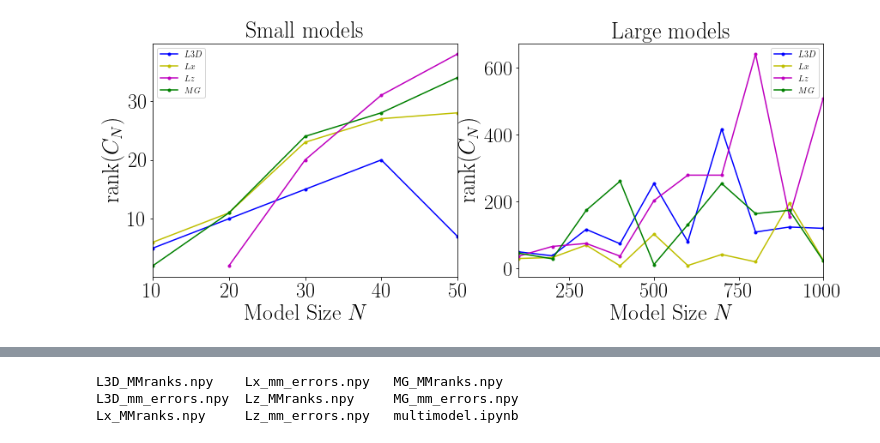
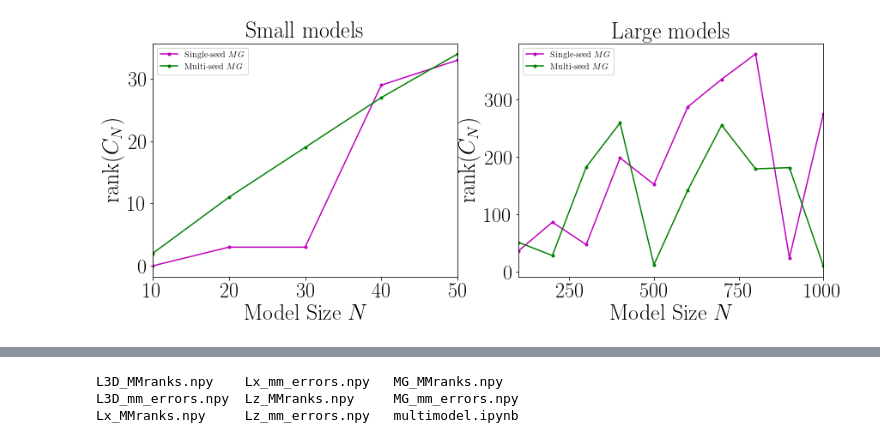
Before and after one commit to BrianWhiteaker/ChaosESN, a Jupyter notebook: PlotNBs/multimodel2.ipynb, the cells around one changed output, grey strips where cells are left out. Saved outputs shown, nothing was run; the diff lists cells and outputs as text; code cells hidden in the pictures.

```diff
--- a/PlotNBs/multimodel2.ipynb
+++ b/PlotNBs/multimodel2.ipynb
@@ -44,38 +50,30 @@ plt.show()
-# %%
-l3dr = np.squeeze(np.load('./NBoutputs/mmL3Dranks.npy'))
-lxr = np.squeeze(np.load('./NBoutputs/mmXranks.npy'))
-lzr = np.squeeze(np.load('./NBoutputs/mmZranks.npy'))
-mgr = np.squeeze(np.load('./NBoutputs/mmMGranks.npy'))
-sizes = [10,20,30,40,50,100,200,300,400,500,600,700,800,900,1000]
-lzr[0] = np.NAN
-
-fig = plt.figure(figsize=(14,5))
-#ax = plt.gca()
-ax1 = plt.subplot(121)
-ax1.plot(sizes[:5],l3dr[:5],'.b-',label='$L3D$')
-ax1.plot(sizes[:5],lxr[:5],'.y-',label='$Lx$')
-ax1.plot(sizes[:5],lzr[:5],'.m-',label='$Lz$')
-ax1.plot(sizes[:5],mgr[:5],'.g-',label='$MG$')
-ax1.set_title('Small models')
-ax1.set_xlabel('Model Size $N$')
-ax1.set_ylabel('$\mathrm{rank}(C_N)$')
-ax1.legend()
-
-
-
-ax2 = plt.subplot(122)
-ax2.plot(sizes[5:],l3dr[5:],'.b-',label='$L3D$')
-ax2.plot(sizes[5:],lxr[5:],'.y-',label='$Lx$')
-ax2.plot(sizes[5:],lzr[5:],'.m-',label='$Lz$')
-ax2.plot(sizes[5:],mgr[5:],'.g-',label='$MG$')
-ax2.set_title('Large models')
-ax2.set_xlabel('Model Size $N$')
-ax2.set_ylabel('$\mathrm{rank}(C_N)$')
-ax2.legend()
-plt.show()
-fig.savefig("./NBoutputs/new_multimodel_ranks.pdf", format='pdf', bbox_inches='tight', pad_inches=.01)
-# %% [output]
-[figure, removed]
+# %%
+single_mgr = np.squeeze(np.load('./NBoutputs/singleseed_mmMGranks.npy'))
+multi_mgr = np.squeeze(np.load('./NBoutputs/multiseed_mmMGranks.npy'))
+# %%
+fig = plt.figure(figsize=(14,5))
+#ax = plt.gca()
+ax1 = plt.subplot(121)
+ax1.plot(sizes[:5],single_mgr[:5],'.m-',label='Single-seed $MG$')
+ax1.plot(sizes[:5],multi_mgr[:5],'.g-',label='Multi-seed $MG$')
+ax1.set_title('Small models')
+ax1.set_xlabel('Model Size $N$')
+ax1.set_ylabel('$\mathrm{rank}(C_N)$')
+ax1.legend()
+
+
+
+ax2 = plt.subplot(122)
+ax2.plot(sizes[5:],single_mgr[5:],'.m-',label='Single-seed $MG$')
+ax2.plot(sizes[5:],multi_mgr[5:],'.g-',label='Multi-seed $MG$')
+ax2.set_title('Large models')
+ax2.set_xlabel('Model Size $N$')
+ax2.set_ylabel('$\mathrm{rank}(C_N)$')
+ax2.legend()
+plt.show()
+fig.savefig("./NBoutputs/new_multimodel_ranks.pdf", format='pdf', bbox_inches='tight', pad_inches=.01)
+# %% [output]
+[figure, added]
 # %%
 ls NBoutputs
 # %% [output]
```
Also changed, not shown: parts of 10 cells of this notebook, 1 other file.
